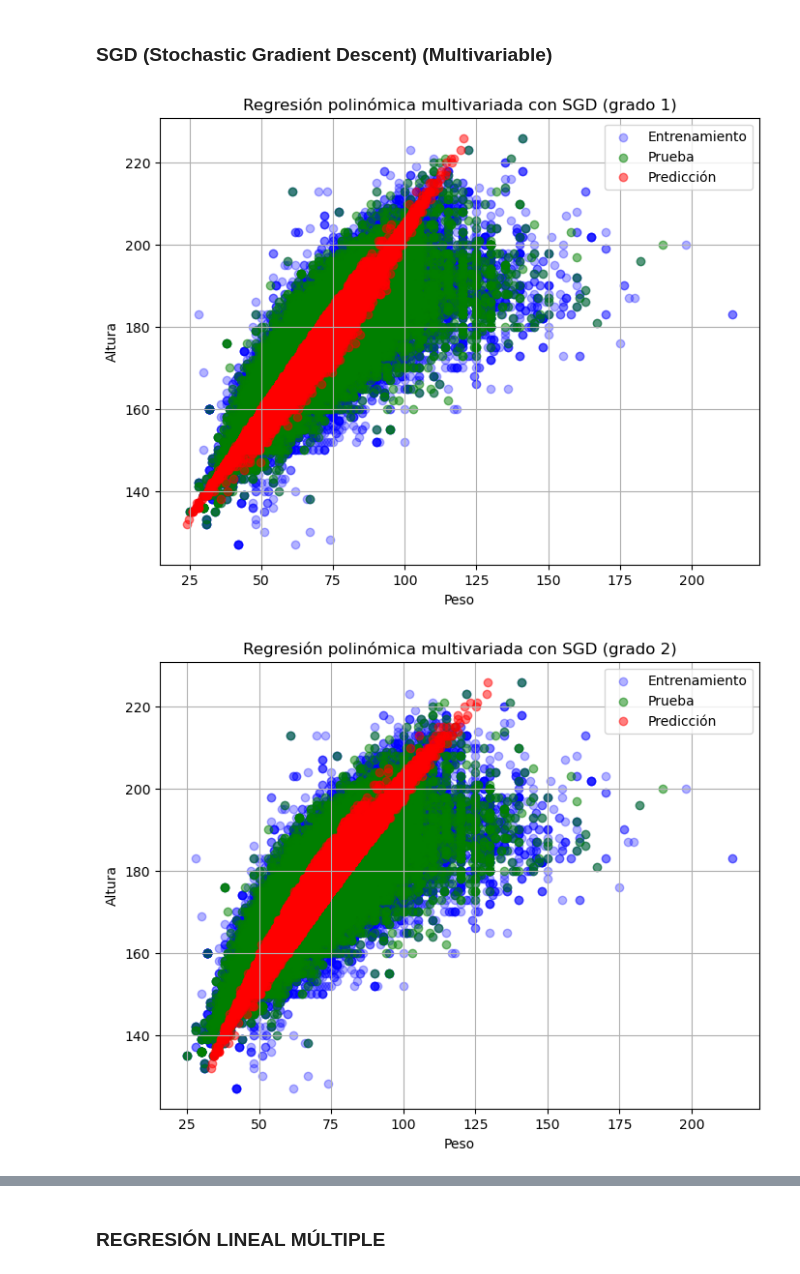
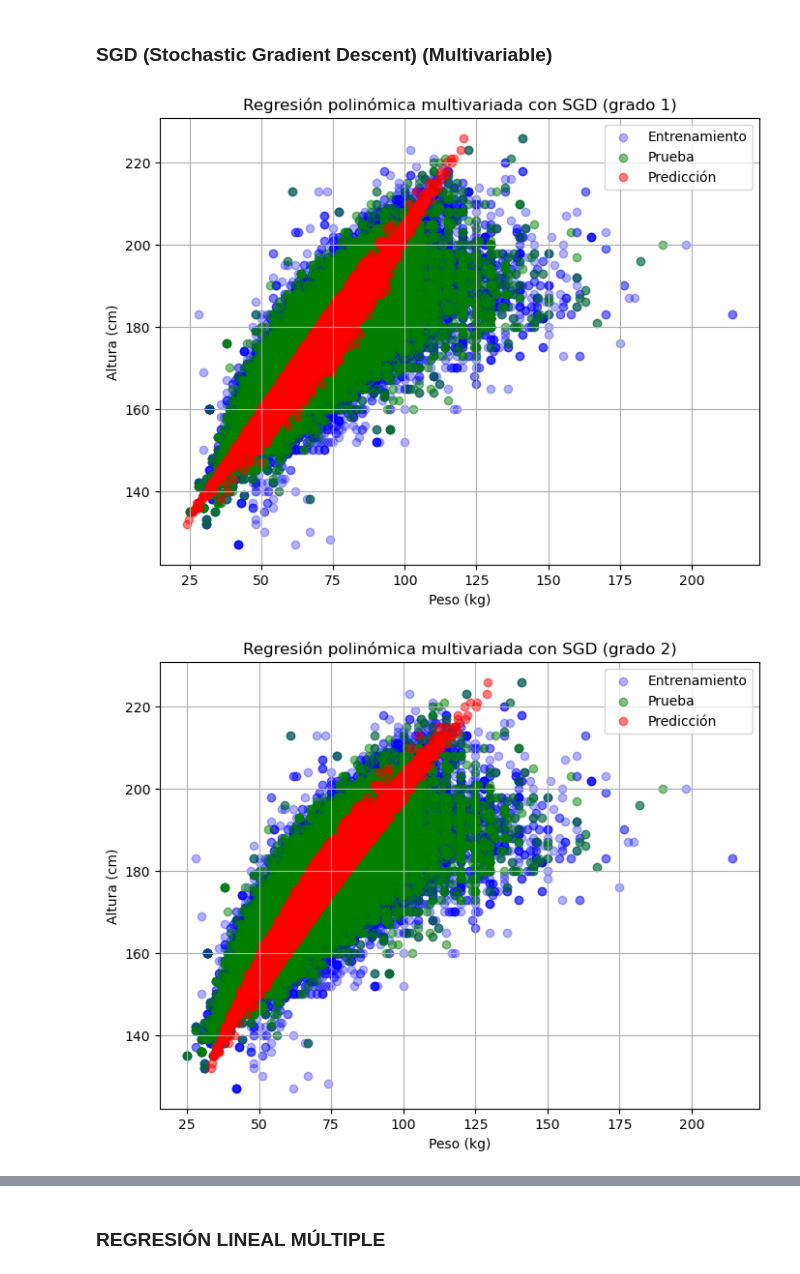
Before and after one commit to VIZ3NT04/model_ath, a Jupyter notebook: piton.ipynb, the cells around one changed output, grey strips where cells are left out. Saved outputs shown, nothing was run; the diff lists cells and outputs as text; code cells hidden in the pictures.

```diff
--- a/piton.ipynb
+++ b/piton.ipynb
@@ -827,104 +821,68 @@ from sklearn.linear_model import SGDRegressor
 from sklearn.metrics import mean_squared_error, r2_score
 from sklearn.model_selection import train_test_split
 
-# =============================================
+variables_predictoras = ['Height_scaled', 'Age_scaled', 'Sex_Male']
+X = df[variables_predictoras].values
+y = df['Weight_scaled'].values  # 1D
 
-# 1. Selección de variables predictoras
-
-# =============================================
-
-feature_cols = ['Height_scaled', 'Age_scaled', 'Sex_Male']  # variables predictoras
-X = df[feature_cols].values
-y = df['Weight_scaled'].values  # target 1D
-
-# =============================================
-
-# 2. Dividir en entrenamiento / prueba
-
-# =============================================
-
+# Dividir en entrenamiento / prueba
 X_train, X_test, y_train, y_test = train_test_split(
-X, y, test_size=0.2, random_state=42
+    X, y, test_size=0.2, random_state=42
 )
-
-# =============================================
-
-# 3. Probar varios grados polinómicos usando SGD
-
-# =============================================
 
 degrees = [1, 2, 3, 4, 5]
 results = []
 
 for degree in degrees:
-
-    # Expandir características polinómicas
     poly = PolynomialFeatures(degree)
     X_train_poly = poly.fit_transform(X_train)
     X_test_poly = poly.transform(X_test)
 
-    # Escalado
     scaler = StandardScaler()
     X_train_poly_scaled = scaler.fit_transform(X_train_poly)
     X_test_poly_scaled = scaler.transform(X_test_poly)
 
-    # Modelo SGD
     model = SGDRegressor(
         max_iter=5000,
         learning_rate="adaptive",
         eta0=0.001,
         penalty="l2",
         alpha=0.0001,
         random_state=42
     )
 
-    # Entrenar modelo
     model.fit(X_train_poly_scaled, y_train)
 
-    # Predicciones
-    y_pred = model.predict(X_test_poly_scaled)
+    y_pred_scaled = model.predict(X_test_poly_scaled)
 
-    # Métricas
-    mse = mean_squared_error(y_test, y_pred)
+    y_pred_real = sc_weight.inverse_transform(y_pred_scaled.reshape(-1,1)).ravel()
+    y_test_real = sc_weight.inverse_transform(y_test.reshape(-1,1)).ravel()
+
+    mse = mean_squared_error(y_test_real, y_pred_real)
     rmse = np.sqrt(mse)
-    r2 = r2_score(y_test, y_pred)
-
-    # Guardar resultados
+    r2 = r2_score(y_test_real, y_pred_real)
     results.append((degree, mse, rmse, r2))
 
-    # ================================
-    # Graficar datos desescalados
-    # ================================
-    # Desescalar peso
-    y_pred_orig = sc_weight.inverse_transform(y_pred.reshape(-1,1)).ravel()
-    y_test_orig = sc_weight.inverse_transform(y_test.reshape(-1,1)).ravel()
-    # Desescalar altura
     X_test_height_orig = sc_height.inverse_transform(X_test[:,0].reshape(-1,1)).ravel()
     X_train_height_orig = sc_height.inverse_transform(X_train[:,0].reshape(-1,1)).ravel()
+    y_train_real = sc_weight.inverse_transform(y_train.reshape(-1,1)).ravel()
 
     plt.figure(figsize=(8,6))
-    plt.scatter(sc_weight.inverse_transform(y_train.reshape(-1,1)), X_train_height_orig,
-            color='blue', alpha=0.3, label='Entrenamiento')
-    plt.scatter(y_test_orig, X_test_height_orig, color='green', alpha=0.5, label='Prueba')
-    plt.scatter(y_pred_orig, X_test_height_orig, color='red', alpha=0.5, label='Predicción')
-    plt.xlabel('Peso')
-    plt.ylabel('Altura')
+    plt.scatter(y_train_real, X_train_height_orig, color='blue', alpha=0.3, label='Entrenamiento')
+    plt.scatter(y_test_real, X_test_height_orig, color='green', alpha=0.5, label='Prueba')
+    plt.scatter(y_pred_real, X_test_height_orig, color='red', alpha=0.5, label='Predicción')
+    plt.xlabel('Peso (kg)')
+    plt.ylabel('Altura (cm)')
     plt.title(f'Regresión polinómica multivariada con SGD (grado {degree})')
     plt.legend()
     plt.grid(True)
     plt.show()
 
-# =============================================
-
-# 4. Mostrar tabla de resultados ordenada por R²
-
-# =============================================
-
-results_df = pd.DataFrame(results, columns=["Degree", "MSE", "RMSE", "R²"])
+results_df = pd.DataFrame(results, columns=["Degree", "MSE (kg²)", "RMSE (kg)", "R²"])
 results_df = results_df.sort_values(by="R²", ascending=False)
 
 print("\nResultados de modelos polinómicos con SGD (ordenados por R²):")
 print(results_df.to_string(index=False))
 # %% [output]
-[figure, old version]
+[figure, new version]
-[figure, old version]
+[figure, new version]
```
Also changed, not shown: parts of 14 cells of this notebook.
